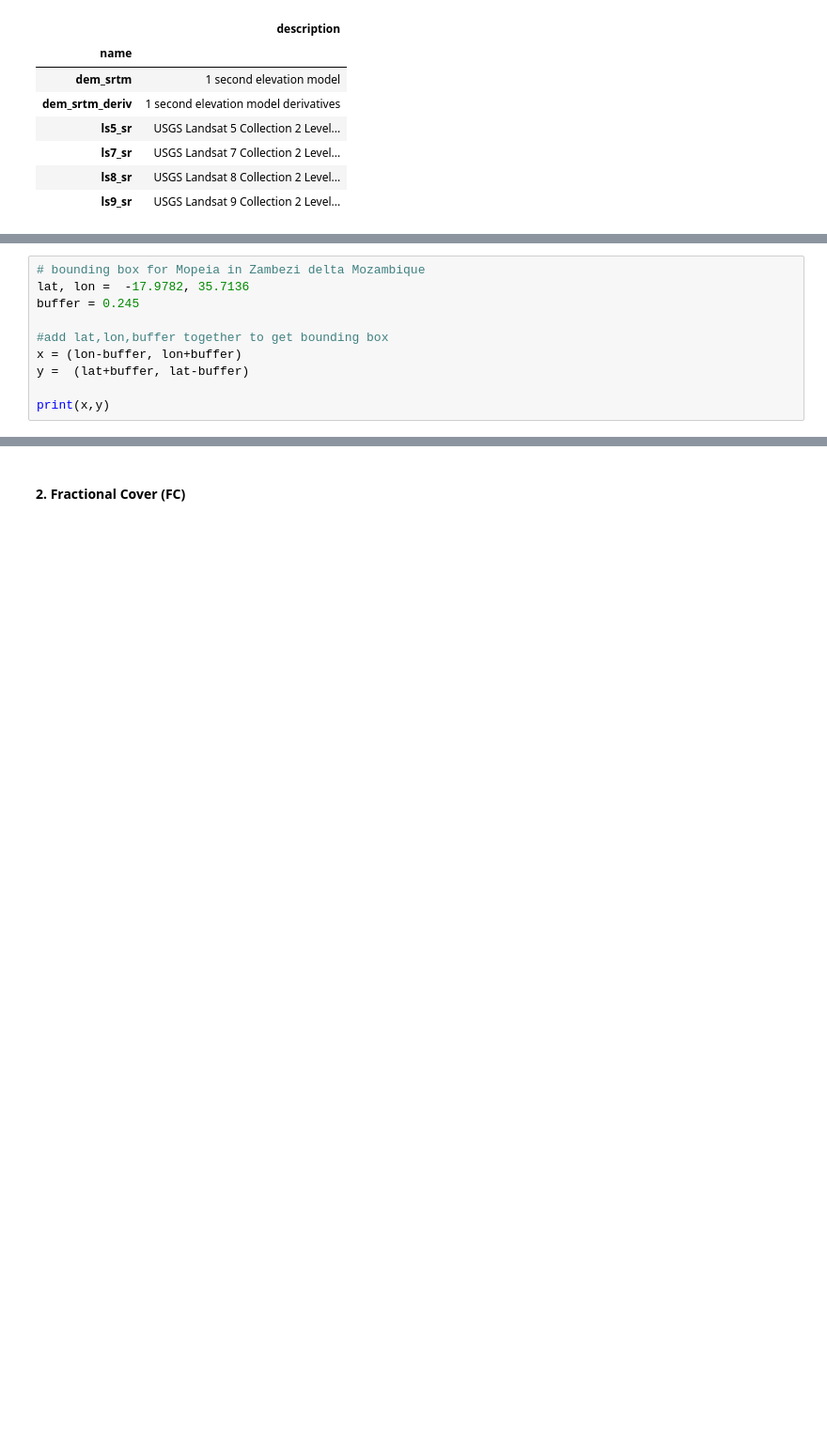
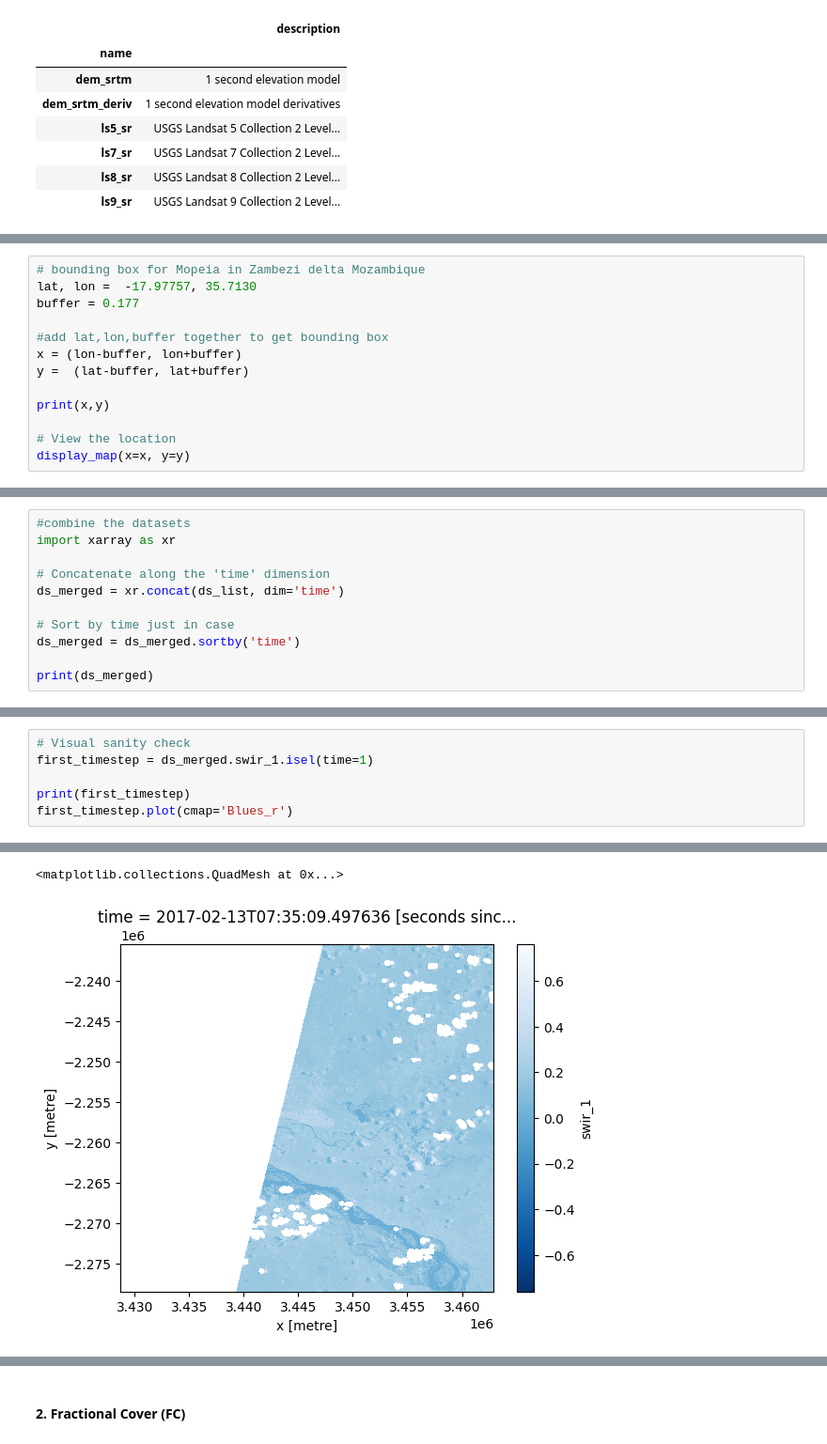
Before and after one commit to Ethel-Ogallo/Wetland_Inundation_DE-Africa, a Jupyter notebook: Zambezi_wetland_dynamics.ipynb, the cells around one changed output, grey strips where cells are left out. Shown at 94% size. Cells and saved outputs as stored; diff of their text form; blank space fills up the shorter version.

```diff
--- a/Zambezi_wetland_dynamics.ipynb
+++ b/Zambezi_wetland_dynamics.ipynb
@@ -108,11 +95,14 @@ Measurements for ls5_sr:
 # %%
 # bounding box for Mopeia in Zambezi delta Mozambique
-lat, lon =  -17.9782, 35.7136
-buffer = 0.245
+lat, lon =  -17.97757, 35.7130
+buffer = 0.177
 
 #add lat,lon,buffer together to get bounding box
 x = (lon-buffer, lon+buffer)
-y =  (lat+buffer, lat-buffer)
+y =  (lat-buffer, lat+buffer)
 
 print(x,y)
+
+# View the location
+display_map(x=x, y=y)
 # %% [output]
@@ -190,0 +211,11 @@ print(wetness_ds)
+# %%
+#combine the datasets
+import xarray as xr
+
+# Concatenate along the 'time' dimension
+ds_merged = xr.concat(ds_list, dim='time')
+
+# Sort by time just in case
+ds_merged = ds_merged.sortby('time')
+
+print(ds_merged)
@@ -190,0 +260,7 @@ print(wetness_ds)
+# %%
+# Visual sanity check
+first_timestep = ds_merged.swir_1.isel(time=1)
+
+print(first_timestep)
+first_timestep.plot(cmap='Blues_r')
+# %% [output]
@@ -190,0 +277,2 @@ print(wetness_ds)
+<matplotlib.collections.QuadMesh at 0x...>
+[figure, added]
```
Also changed, not shown: parts of 13 cells of this notebook.
